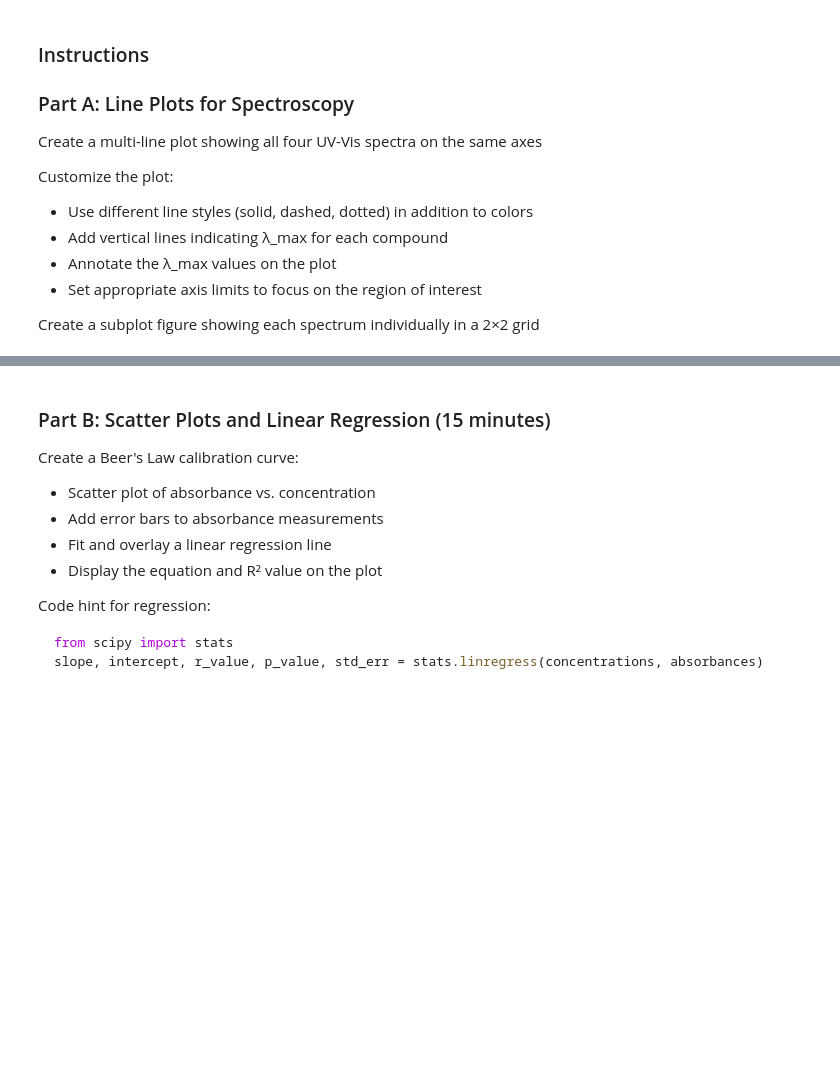
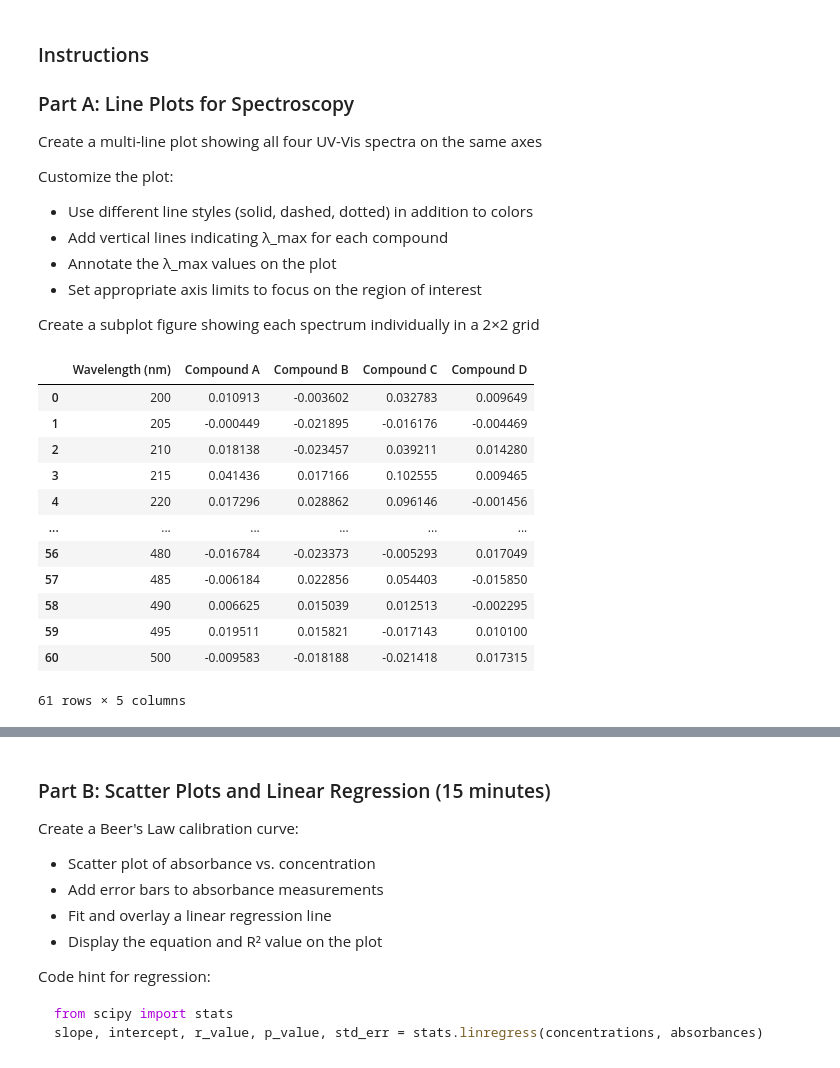
Before and after one commit to Hassan-Haydar/DSA103, a Jupyter notebook: LifeScienceData/lecture18/exercise linked to the lecture in another path/exercise_18.ipynb, the cells around one changed output, grey strips where cells are left out. Drawn from its saved outputs; the diff is of its cells as text; code cells hidden in the pictures; blank space fills up the shorter version.

```diff
--- a/LifeScienceData/lecture18/exercise linked to the lecture in another path/exercise_18.ipynb
+++ b/LifeScienceData/lecture18/exercise linked to the lecture in another path/exercise_18.ipynb
@@ -342,3 +342,26 @@ Customize the plot:
 - Set appropriate axis limits to focus on the region of interest
 
 Create a subplot figure showing each spectrum individually in a 2×2 grid
+# %%
+df_uv = pd.DataFrame({
+    "Wavelength (nm)": wavelengths,
+    "Compound A": compounds["Compound A"],
+    "Compound B": compounds["Compound B"],
+    "Compound C": compounds["Compound C"],
+    "Compound D": compounds["Compound D"],
+})
+df_uv
+# %% [output]
+|  | Wavelength (nm) | Compound A | Compound B | Compound C | Compound D |
+| 0 | 200 | 0.010913 | -0.003602 | 0.032783 | 0.009649 |
+| 1 | 205 | -0.000449 | -0.021895 | -0.016176 | -0.004469 |
+| 2 | 210 | 0.018138 | -0.023457 | 0.039211 | 0.014280 |
+| 3 | 215 | 0.041436 | 0.017166 | 0.102555 | 0.009465 |
+| 4 | 220 | 0.017296 | 0.028862 | 0.096146 | -0.001456 |
+| ... | ... | ... | ... | ... | ... |
+| 56 | 480 | -0.016784 | -0.023373 | -0.005293 | 0.017049 |
+| 57 | 485 | -0.006184 | 0.022856 | 0.054403 | -0.015850 |
+| 58 | 490 | 0.006625 | 0.015039 | 0.012513 | -0.002295 |
+| 59 | 495 | 0.019511 | 0.015821 | -0.017143 | 0.010100 |
+| 60 | 500 | -0.009583 | -0.018188 | -0.021418 | 0.017315 |
+61 rows × 5 columns
```
Also changed, not shown: parts of 2 cells of this notebook.
